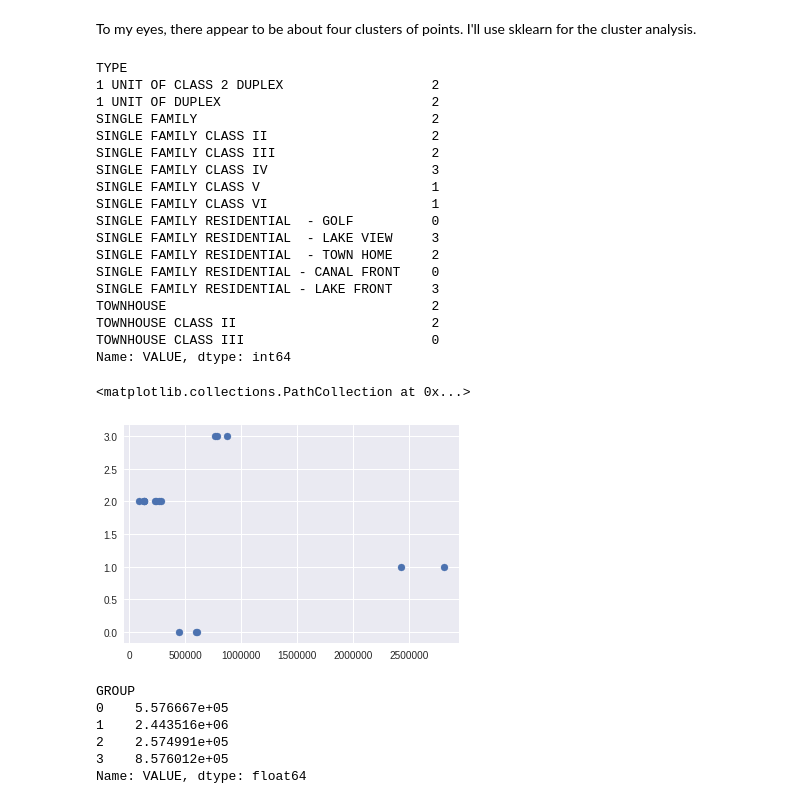
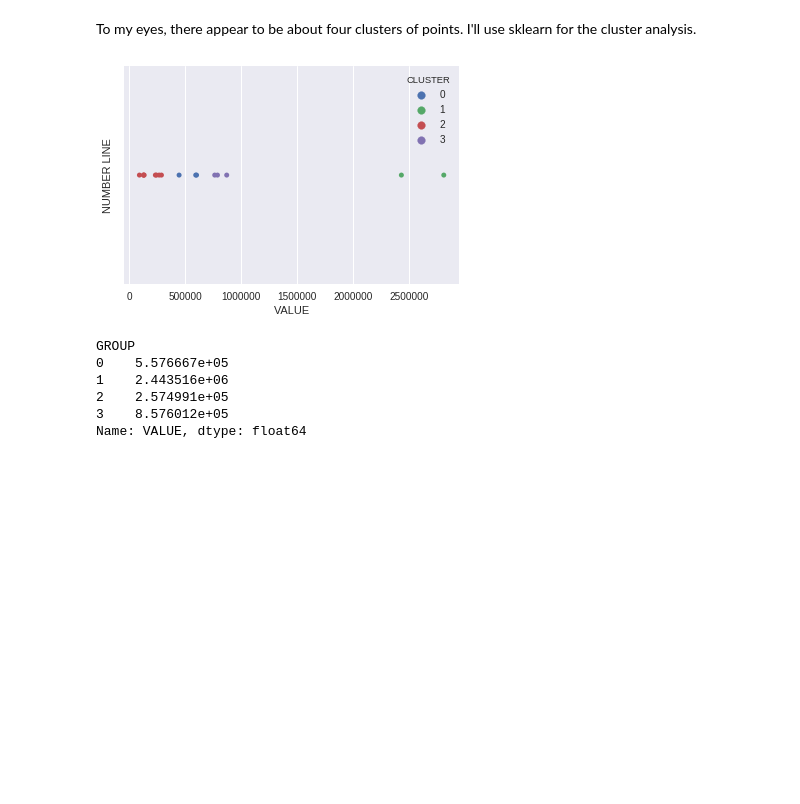
Before and after one commit to will-cromar/fantastic-potato, a Jupyter notebook: Report.ipynb, the cells around one changed output. Drawn from its saved outputs; the diff is of its cells as text; code cells hidden in the pictures; blank space fills up the shorter version.

```diff
--- a/Report.ipynb
+++ b/Report.ipynb
@@ -90,10 +102,16 @@ A possible solution might be to employ cluster analysis on the mean values of ea
 # %%
 # Find the mean value of each type
 tmeans = data.groupby(["TYPE"]).mean()["VALUE"]
-print tmeans
+
+# Create dataframe to store TYPE information -- it will make visualizations more convenient
+typedf = pd.DataFrame(tmeans)
+
+# This is a hack to make seaborn (sns) display the number line nicely later on -- ignore it
+typedf["NUMBER LINE"] = ""
 
 # Plot the means on the number line
-plt.scatter(tmeans.as_matrix(), np.zeros(len(tmeans)))
+#plt.scatter(tmeans.as_matrix(), np.zeros(len(tmeans)))
+sns.stripplot(x="VALUE", y="NUMBER LINE", data=typedf)
 # %% [output]
 TYPE
 1 UNIT OF CLASS 2 DUPLEX                   2.442652e+05
@@ -120,40 +138,26 @@ To my eyes, there appear to be about four clusters of points. I'll use sklearn f
 # %%
 from sklearn.cluster import KMeans
 
 # Initialize KMeans with 4 cluster centers
 clf = KMeans(n_clusters=4, random_state=42)
 
 # Fit clf to the means
 clf.fit(tmeans.as_matrix().reshape(-1, 1))
 
 # Assign each type to one of the four clusters
 # Note: sklean gives a list for cluster predictions, so I'll go through and pull
 # out the first element of each list
 clusters = tmeans.map(clf.predict).map(lambda lst: lst[0])
-print clusters
+
+# Include in type dataframe in format
+typedf["CLUSTER"] = clusters
 
 # Visualize clustering
 # Each horizontal level represents a distinct cluster
-plt.scatter(tmeans.as_matrix(), clusters.as_matrix())
+sns.stripplot(x="VALUE", y="NUMBER LINE", hue="CLUSTER", data=typedf)
+
+# Drop the dummy column now that we're done with visualizations -- also ignore this
+typedf.drop("NUMBER LINE", axis=1, inplace=True)
 # %% [output]
-TYPE
-1 UNIT OF CLASS 2 DUPLEX                   2
-1 UNIT OF DUPLEX                           2
-SINGLE FAMILY                              2
-SINGLE FAMILY CLASS II                     2
-SINGLE FAMILY CLASS III                    2
-SINGLE FAMILY CLASS IV                     3
-SINGLE FAMILY CLASS V                      1
-SINGLE FAMILY CLASS VI                     1
-SINGLE FAMILY RESIDENTIAL  - GOLF          0
-SINGLE FAMILY RESIDENTIAL  - LAKE VIEW     3
-SINGLE FAMILY RESIDENTIAL  - TOWN HOME     2
-SINGLE FAMILY RESIDENTIAL - CANAL FRONT    0
-SINGLE FAMILY RESIDENTIAL - LAKE FRONT     3
-TOWNHOUSE                                  2
-TOWNHOUSE CLASS II                         2
-TOWNHOUSE CLASS III                        0
-Name: VALUE, dtype: int64
-<matplotlib.collections.PathCollection at 0x...>
-[figure, old version]
+[figure, new version]
 # %%
```
Also changed, not shown: parts of 30 cells of this notebook.
